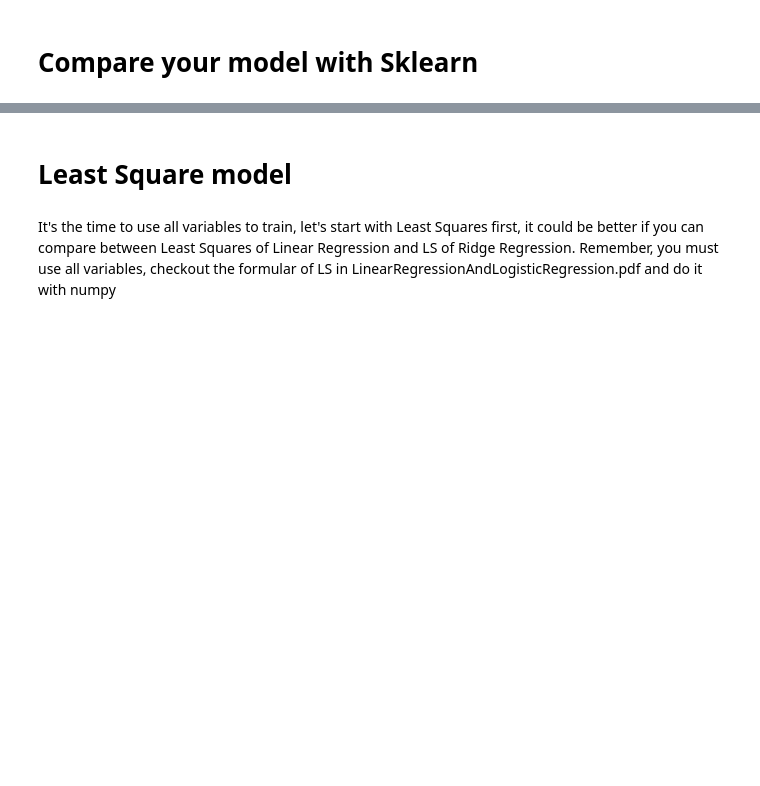
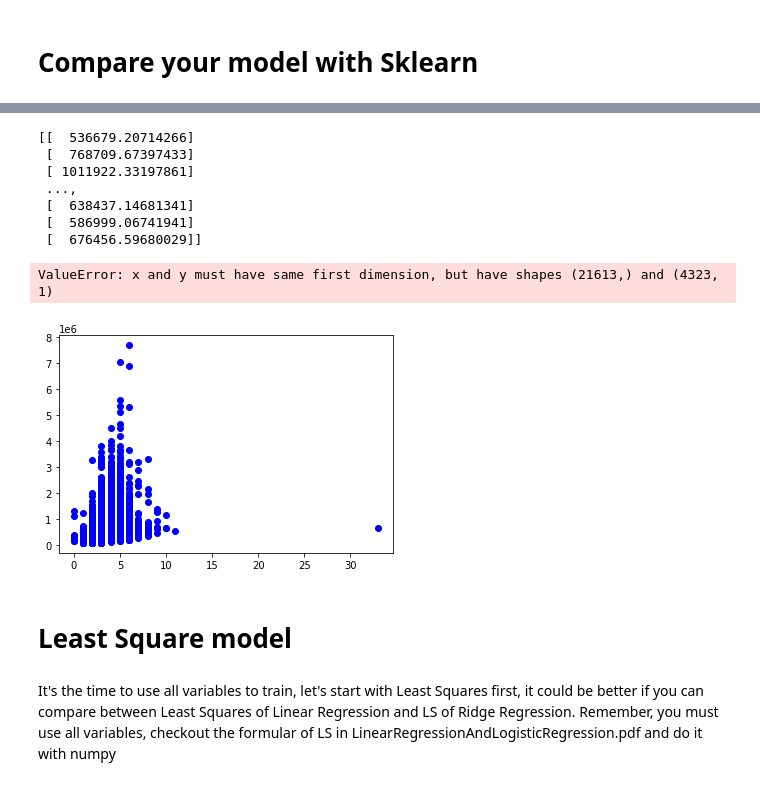
Before and after one commit to DinhHuySang/Linear-Regression-simple-with-Rubik-AI, a Jupyter notebook: Week 1 assignment.ipynb, the cells around one changed output, grey strips where cells are left out. Drawn from its saved outputs; the diff is of its cells as text; code cells hidden in the pictures; blank space fills up the shorter version.

```diff
--- a/Week 1 assignment.ipynb
+++ b/Week 1 assignment.ipynb
@@ -271,3 +295,20 @@ Reshape your data either using array.reshape(-1, 1) if your data has a single fe
+# %%
+%matplotlib inline
+#y_predicted = model.coef_*x+model.intercept_
+print(y_predicted)
+plt.plot(x,y,'bo')
+plt.plot(x,y_predicted,'-r')
+plt.show()
+# %% [output]
+[[  536679.20714266]
+ [  768709.67397433]
+ [ 1011922.33197861]
+ ...,
+ [  638437.14681341]
+ [  586999.06741941]
+ [  676456.59680029]]
+ValueError: x and y must have same first dimension, but have shapes (21613,) and (4323, 1)
+[figure, added]
 # %% [markdown]
 # Least Square model
 # %% [markdown]
```
Also changed, not shown: parts of 14 cells of this notebook.
